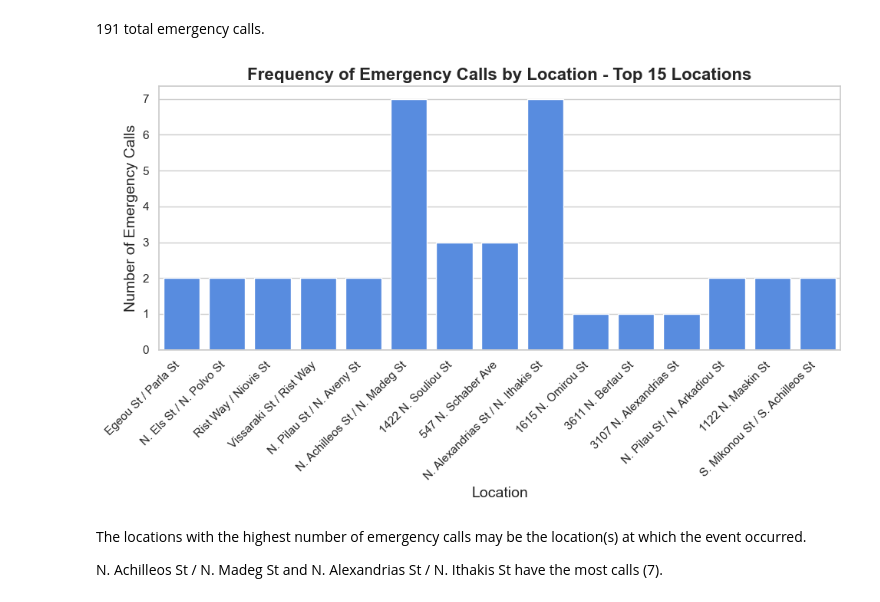
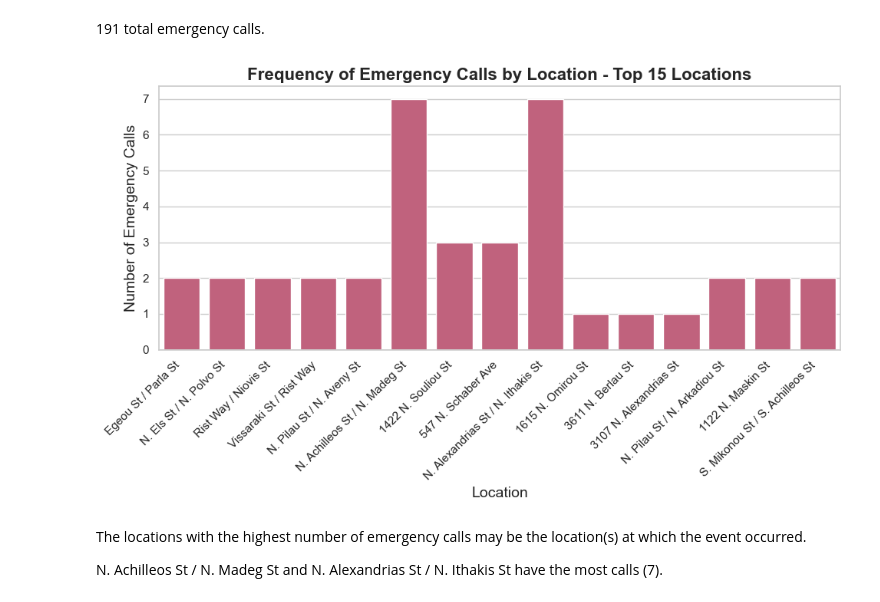
Before and after one commit to sydneybulatao/CS178-Final, a Jupyter notebook: Q1/EDA.ipynb, the cells around one changed output. Drawn from its saved outputs; the diff is of its cells as text; code cells hidden in the pictures.

```diff
--- a/Q1/EDA.ipynb
+++ b/Q1/EDA.ipynb
@@ -214,30 +214,30 @@ cc_df.head()
 # %%
 # Emergency calls by location
 # Drop nulls for this
 cc_no_nulls = cc_df.dropna(subset=['location'])  # Drop rows where location is null
 sns.set(style="whitegrid")
 plt.figure(figsize=(10, 6))
 
 
 
 # Get the top 15 locations by frequency of ccdata entries
 top_locations = cc_no_nulls['location'].value_counts().nlargest(15).index
 ccdata_top_locations = cc_no_nulls[cc_no_nulls['location'].isin(top_locations)]
-sns.countplot(data=ccdata_top_locations, x='location', color='#4287f5')
+sns.countplot(data=ccdata_top_locations, x='location', color='#CF5376')
 
 # Labels & title
 plt.title('Frequency of Emergency Calls by Location - Top 15 Locations', fontsize=16, weight='bold')
 plt.xlabel('Location', fontsize=14)
 plt.ylabel('Number of Emergency Calls', fontsize=14)
 
 # Rotate x-axis labels for readability
 plt.xticks(rotation=45, ha='right')
 
 plt.grid(True, axis='y')
 plt.tight_layout()
 plt.show()
 # %% [output]
-[figure, old version]
+[figure, new version]
 # %% [markdown]
 The locations with the highest number of emergency calls may be the location(s) at which the event occurred.
 
```
Also changed, not shown: parts of 5 cells of this notebook.
